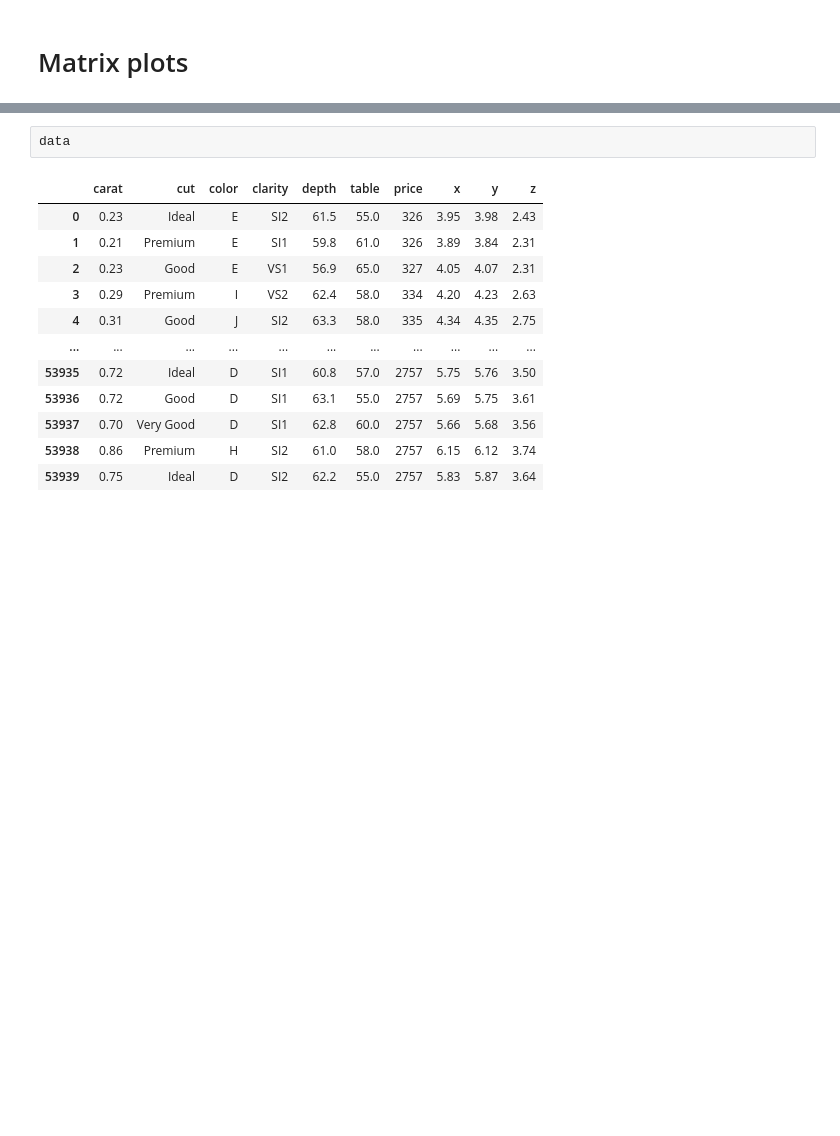
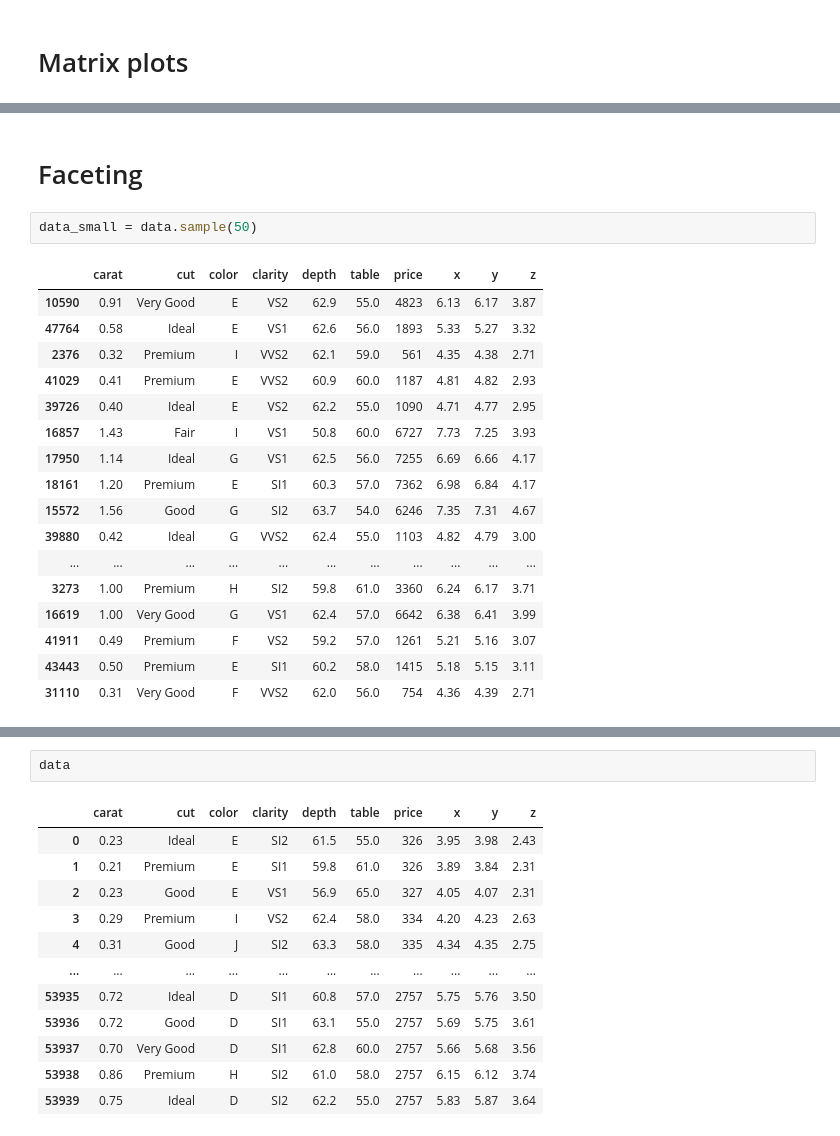
Before and after one commit to anikomaraz/python_courses_postbootcamp, a Jupyter notebook: seaborn_intermediate.ipynb, the cells around one changed output, grey strips where cells are left out. Saved outputs shown, nothing was run; the diff lists cells and outputs as text; blank space fills up the shorter version.

```diff
--- a/seaborn_intermediate.ipynb
+++ b/seaborn_intermediate.ipynb
@@ -254,3 +256,25 @@ sns.heatmap(data[cols].corr(), cmap="Purples", linewidths=0.5)
 <Axes: >
 [figure]
 [interactive output not drawn]
+# %% [markdown]
+# Faceting
+# %%
+data_small = data.sample(50)
+# %% [output]
+|  | carat | cut | color | clarity | depth | table | price | x | y | z |
+| 10590 | 0.91 | Very Good | E | VS2 | 62.9 | 55.0 | 4823 | 6.13 | 6.17 | 3.87 |
+| 47764 | 0.58 | Ideal | E | VS1 | 62.6 | 56.0 | 1893 | 5.33 | 5.27 | 3.32 |
+| 2376 | 0.32 | Premium | I | VVS2 | 62.1 | 59.0 | 561 | 4.35 | 4.38 | 2.71 |
+| 41029 | 0.41 | Premium | E | VVS2 | 60.9 | 60.0 | 1187 | 4.81 | 4.82 | 2.93 |
+| 39726 | 0.40 | Ideal | E | VS2 | 62.2 | 55.0 | 1090 | 4.71 | 4.77 | 2.95 |
+| 16857 | 1.43 | Fair | I | VS1 | 50.8 | 60.0 | 6727 | 7.73 | 7.25 | 3.93 |
+| 17950 | 1.14 | Ideal | G | VS1 | 62.5 | 56.0 | 7255 | 6.69 | 6.66 | 4.17 |
+| 18161 | 1.20 | Premium | E | SI1 | 60.3 | 57.0 | 7362 | 6.98 | 6.84 | 4.17 |
+| 15572 | 1.56 | Good | G | SI2 | 63.7 | 54.0 | 6246 | 7.35 | 7.31 | 4.67 |
+| 39880 | 0.42 | Ideal | G | VVS2 | 62.4 | 55.0 | 1103 | 4.82 | 4.79 | 3.00 |
+| ... | ... | ... | ... | ... | ... | ... | ... | ... | ... | ... |
+| 3273 | 1.00 | Premium | H | SI2 | 59.8 | 61.0 | 3360 | 6.24 | 6.17 | 3.71 |
+| 16619 | 1.00 | Very Good | G | VS1 | 62.4 | 57.0 | 6642 | 6.38 | 6.41 | 3.99 |
+| 41911 | 0.49 | Premium | F | VS2 | 59.2 | 57.0 | 1261 | 5.21 | 5.16 | 3.07 |
+| 43443 | 0.50 | Premium | E | SI1 | 60.2 | 58.0 | 1415 | 5.18 | 5.15 | 3.11 |
+| 31110 | 0.31 | Very Good | F | VVS2 | 62.0 | 56.0 | 754 | 4.36 | 4.39 | 2.71 |
```
Also changed, not shown: parts of 8 cells of this notebook.
